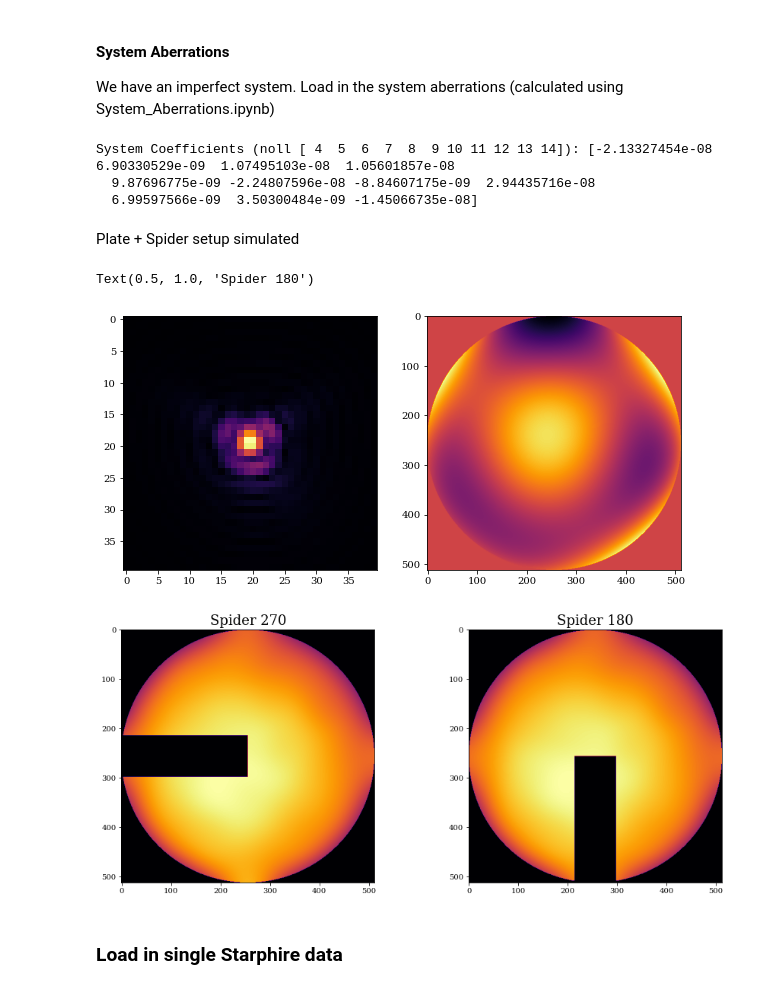
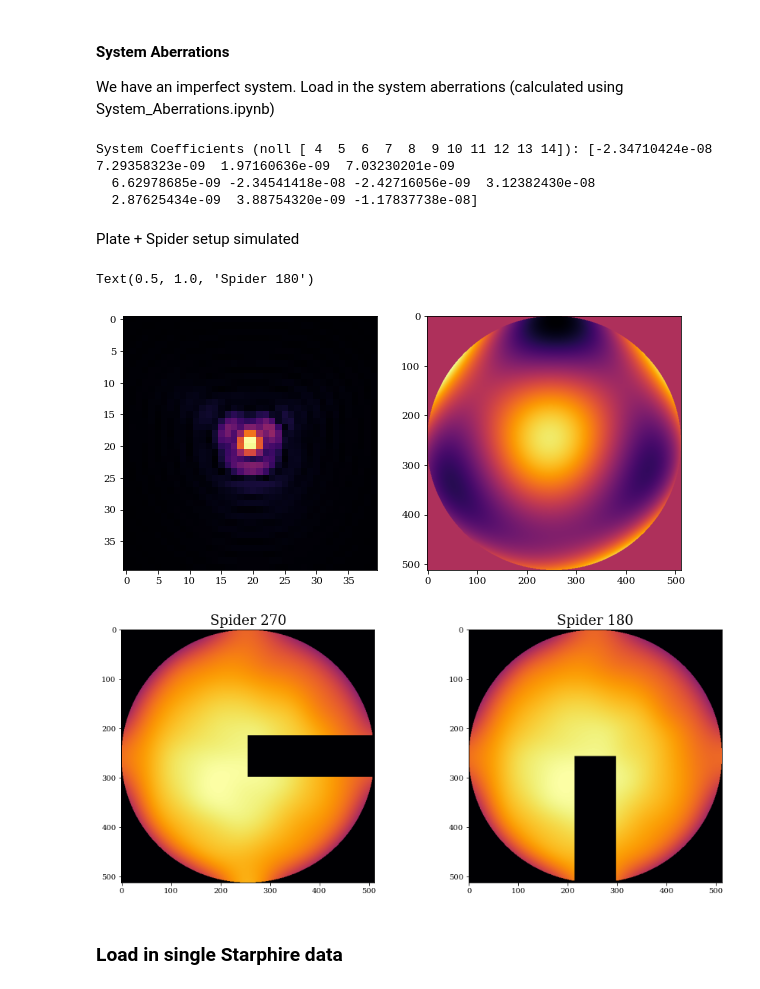
Before and after one commit to TolimanSpace/toliman_dp_design_testing, a Jupyter notebook: Gluing_Characterisation_4_25.ipynb, the cells around one changed output. Drawn from its saved outputs; the diff is of its cells as text; code cells hidden in the pictures.

```diff
--- a/Gluing_Characterisation_4_25.ipynb
+++ b/Gluing_Characterisation_4_25.ipynb
@@ -54,7 +54,8 @@ plt.rcParams["axes.titlesize"] = 18
 plt.rcParams["figure.titlesize"] = 18
 plt.rcParams["axes.labelsize"] = 15
 
-data_dir = "/Volumes/MORGANA1/snert/gpir9156/toliman/"
+# data_dir = "/Volumes/MORGANA1/snert/gpir9156/toliman/"
+data_dir = "/import/morgana1/snert/gpir9156/toliman/"
 # data_dir = "/media/morgana2/gpir9156/toliman/"
 
 
@@ -141,16 +142,16 @@ We have an imperfect system. Load in the system aberrations (calculated using Sy
 # %%
 # would have to run new sys analysis on flipped data
 # f_aberr = "data/spider/retrieval_results/16_09_mean_coeffs_combined.npy"
-f_aberr = "data/spider/retrieval_results/24_03_25_flipped_mean_coeffs_combined.npy"
+f_aberr = "data/spider/retrieval_results/14_04_25_flipped_mean_coeffs_combined.npy"
 
 syst_noll = jnp.arange(4, 15) # only first 14 Zernike modes (excluding piston and tip/tilt) are used to classify syst aberrations
 syst_coeffs = jnp.load(f_aberr)
 syst_basis = dlu.zernike_basis(js=syst_noll, diameter=aperture_diameter, coordinates=coords)
 print("System Coefficients (noll {}): {}".format(syst_noll,syst_coeffs))
 # %% [output]
-System Coefficients (noll [ 4  5  6  7  8  9 10 11 12 13 14]): [-2.13327454e-08  6.90330529e-09  1.07495103e-08  1.05601857e-08
-  9.87696775e-09 -2.24807596e-08 -8.84607175e-09  2.94435716e-08
-  6.99597566e-09  3.50300484e-09 -1.45066735e-08]
+System Coefficients (noll [ 4  5  6  7  8  9 10 11 12 13 14]): [-2.34710424e-08  7.29358323e-09  1.97160636e-09  7.03230201e-09
+  6.62978685e-09 -2.34541418e-08 -2.42716056e-09  3.12382430e-08
+  2.87625434e-09  3.88754320e-09 -1.17837738e-08]
 # %%
 class RotatingTransmissiveLayer(dl.layers.TransmissiveLayer):
     """
@@ -318,7 +319,7 @@ transmissions = []
 green_src = OptimizablePointSource(wavelengths=[green_laser_wl], flux =jnp.asarray([1e9],dtype=float))
 red_src = OptimizablePointSource(wavelengths=[red_laser_wl], flux =jnp.asarray([1e9],dtype=float))
 
-spider_angles = [90, 180] #0deg is spider pointing vertically up, rotates CW from 0deg
+spider_angles = [270, 180] #0deg is spider pointing vertically up, rotates CW from 0deg
 optical_systems = []
 transmissions = []
 for i in range(len(spider_angles)):
@@ -346,35 +347,35 @@ for i in range(len(spider_angles)):
 optics_sp270  = optical_systems[0]
 optics_sp180 = optical_systems[1]
 # Check PSF for aberrated system
 layers = [
     ('SystemAberrations', dl.layers.BasisOptic(syst_basis, circle*intensity_dist, syst_coeffs, normalise=False)),
 ]
 
 optics = dl.AngularOpticalSystem(wf_npixels = wf_npixels,
                             diameter=wf_diam,
                             layers=layers,
                             psf_npixels=psf_npix,
                             psf_pixel_scale=psf_pixel_scale,
                             oversample=oversample)
 
 psf = jnp.flip(optics.propagate_mono(green_laser_wl))
 plt.subplot(1,2,1)
 plt.imshow(psf**0.5)
 opd = optics.SystemAberrations.eval_basis()
 plt.subplot(1,2,2)
 plt.imshow(opd)
 
 plt.figure(figsize=(15,6))
 plt.subplot(1,2,1)
 plt.imshow(optics_sp270.spider.transmission*optics_sp270.intensity.transmission)
 plt.title("Spider 270")
 plt.subplot(1,2,2)
 plt.imshow(optics_sp180.spider.transmission*optics_sp180.intensity.transmission)
 plt.title("Spider 180")
 # %% [output]
 Text(0.5, 1.0, 'Spider 180')
-[figure, old version]
+[figure, new version]
-[figure, old version]
+[figure, new version]
 # %% [markdown]
 ### Load in single Starphire data
 # %% [markdown]
```
Also changed, not shown: parts of 12 cells of this notebook, 2 other files.
